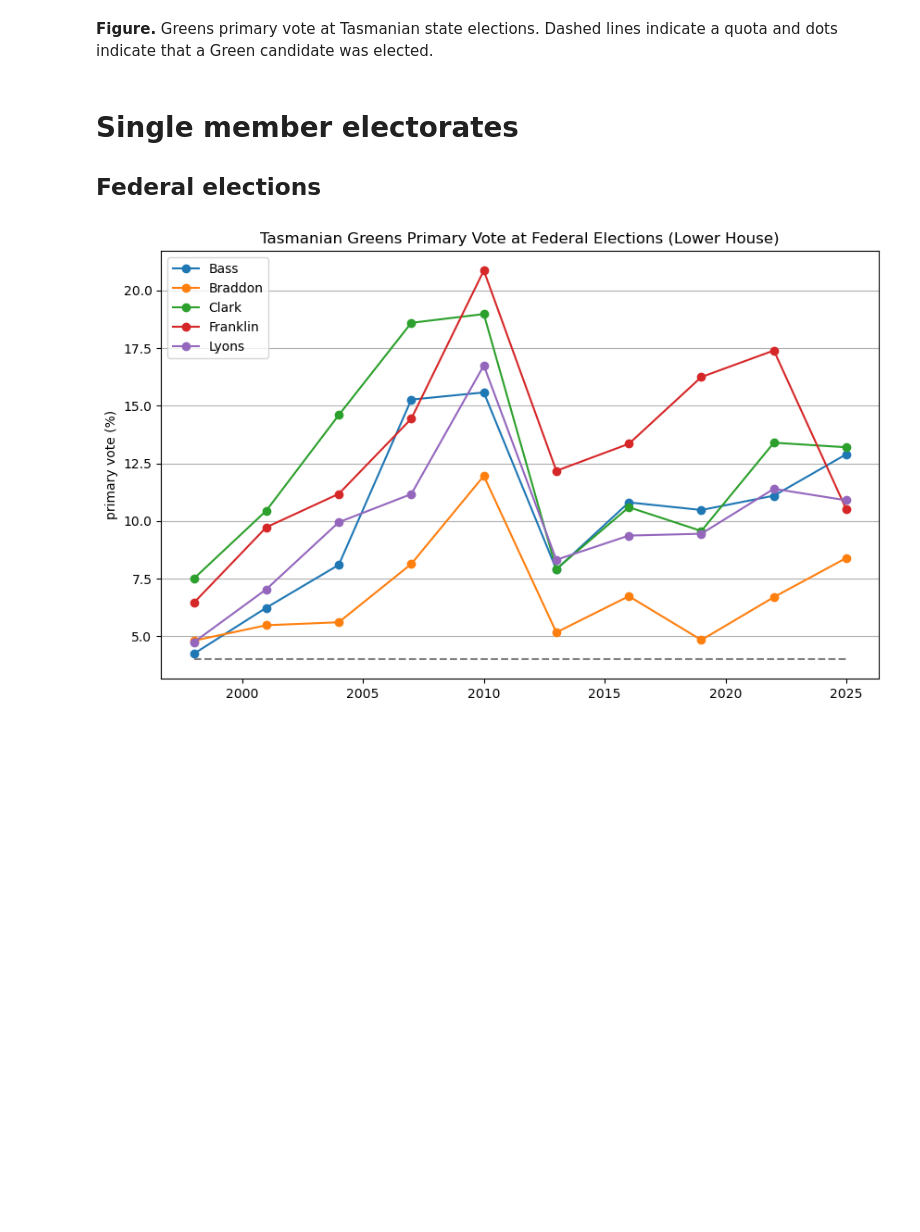
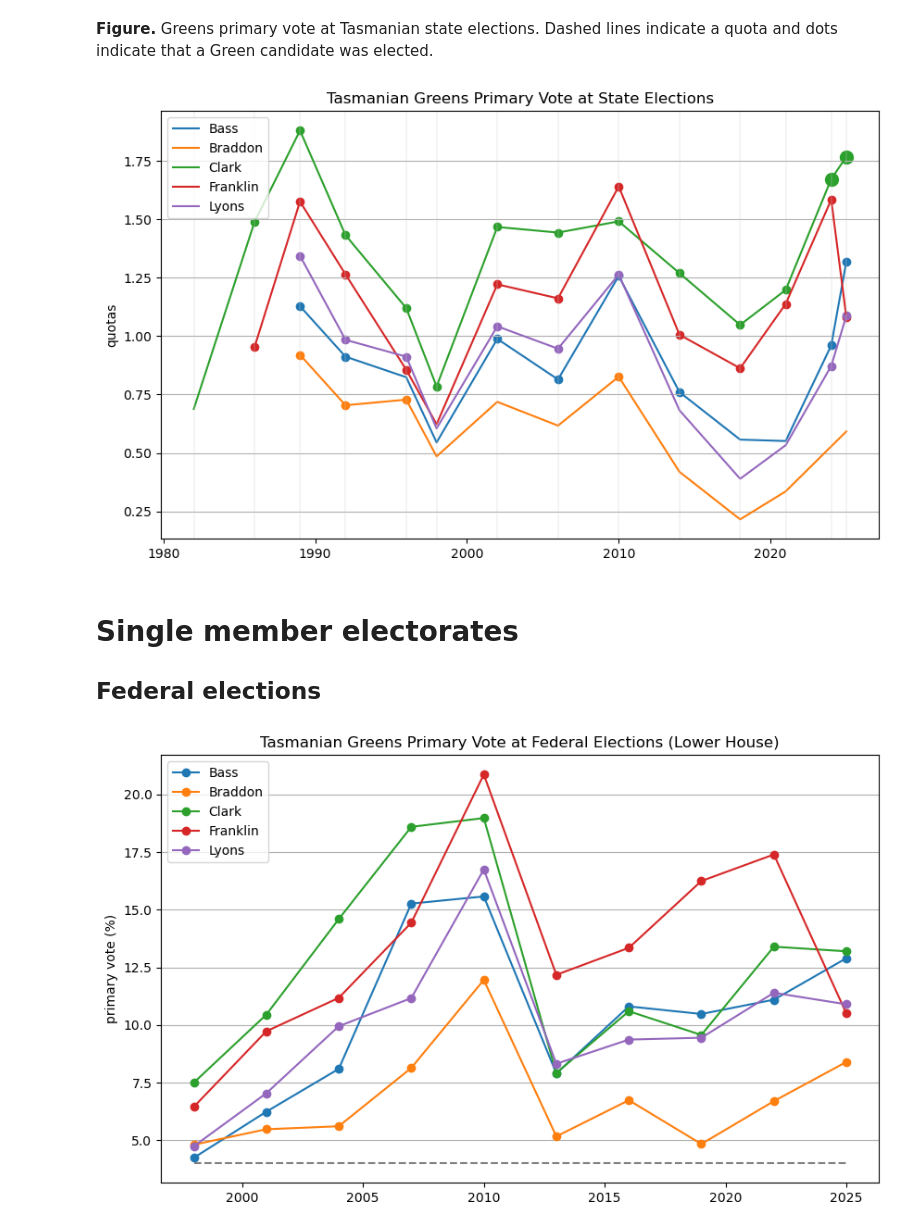
Before and after one commit to DamienIrving/election-analysis, a Jupyter notebook: analysis/tas_history.ipynb, the cells around one changed output. Drawn from its saved outputs; the diff is of its cells as text; code cells hidden in the pictures; blank space fills up the shorter version.

```diff
--- a/analysis/tas_history.ipynb
+++ b/analysis/tas_history.ipynb
@@ -71,5 +76,24 @@ plt.savefig('state_elections.png', facecolor='white', dpi=300, bbox_inches='tigh
 # %% [markdown]
 **Figure.** Greens primary vote at Tasmanian state elections. Dashed lines indicate a quota and dots indicate that a Green candidate was elected.
+# %%
+plt.figure(figsize=[10, 6])
+plt.grid(axis='y')
+for electorate, color in electorate_dict.items():
+    data_df = df[(df['Election'] == 'State') & (df['Electorate'] == electorate)].sort_values(by=['Year'])
+    plt.plot(data_df['Year'].values, data_df['Primary vote quota'].values, label=electorate, color=color)
+    mp1_df = data_df[data_df['Seats'] == 1]
+    plt.scatter(mp1_df['Year'].values, mp1_df['Primary vote quota'].values, color=color)
+    mp2_df = data_df[data_df['Seats'] == 2]
+    plt.scatter(mp2_df['Year'].values, mp2_df['Primary vote quota'].values, color=color, s=100)
+#plt.hlines(1.0, 1982, 2026, colors='0.5', linestyles='dashed')
+for year in data_df['Year'].values:
+    plt.axvline(x=year, color='0.8', linewidth=0.3)
+plt.title('Tasmanian Greens Primary Vote at State Elections')
+plt.ylabel('quotas')
+plt.legend(loc=2)
+plt.savefig('state_election_quota.png', facecolor='white', dpi=300, bbox_inches='tight')
+# %% [output]
+[figure, added]
 # %% [markdown]
 # Single member electorates
 
```
Also changed, not shown: parts of 5 cells of this notebook, 2 other files.
